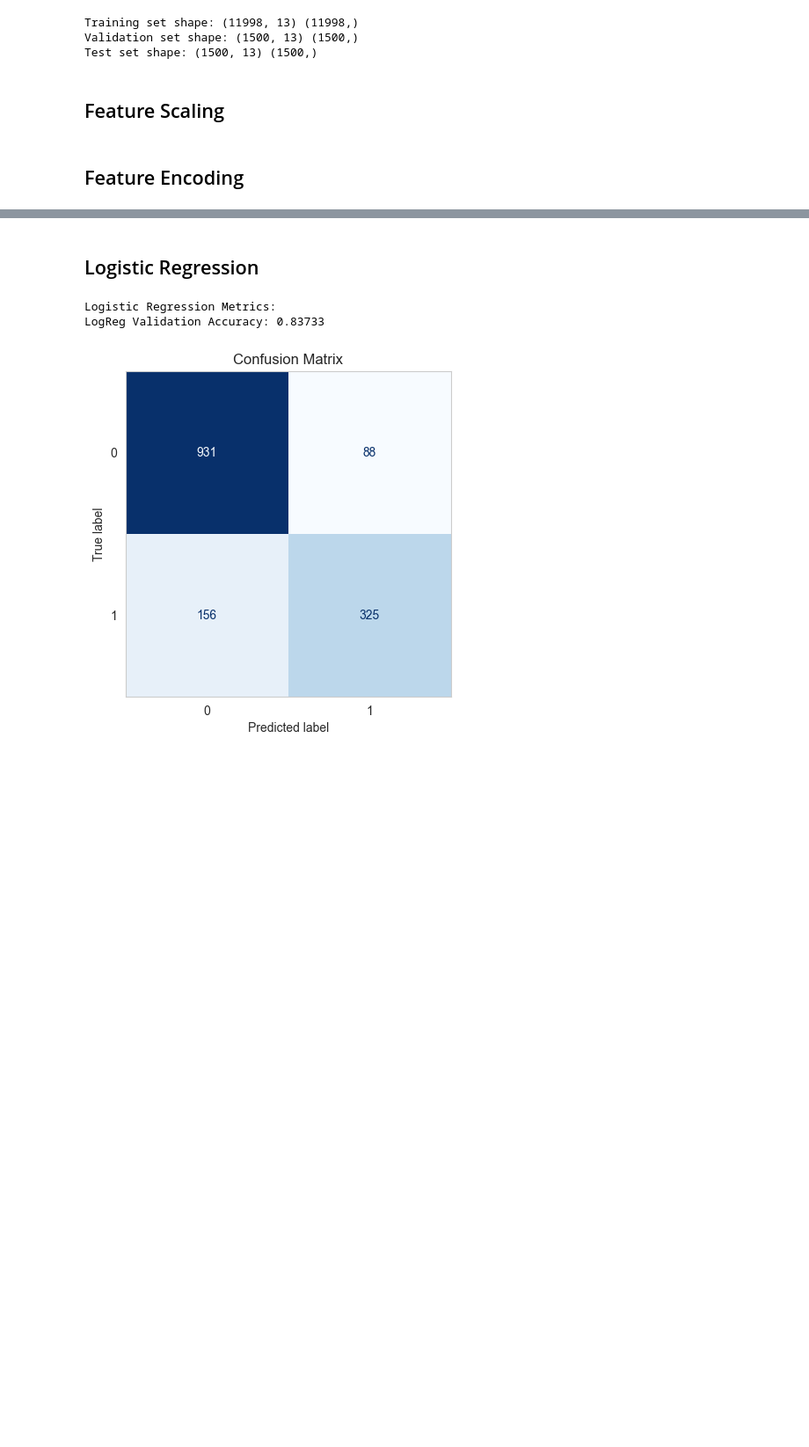
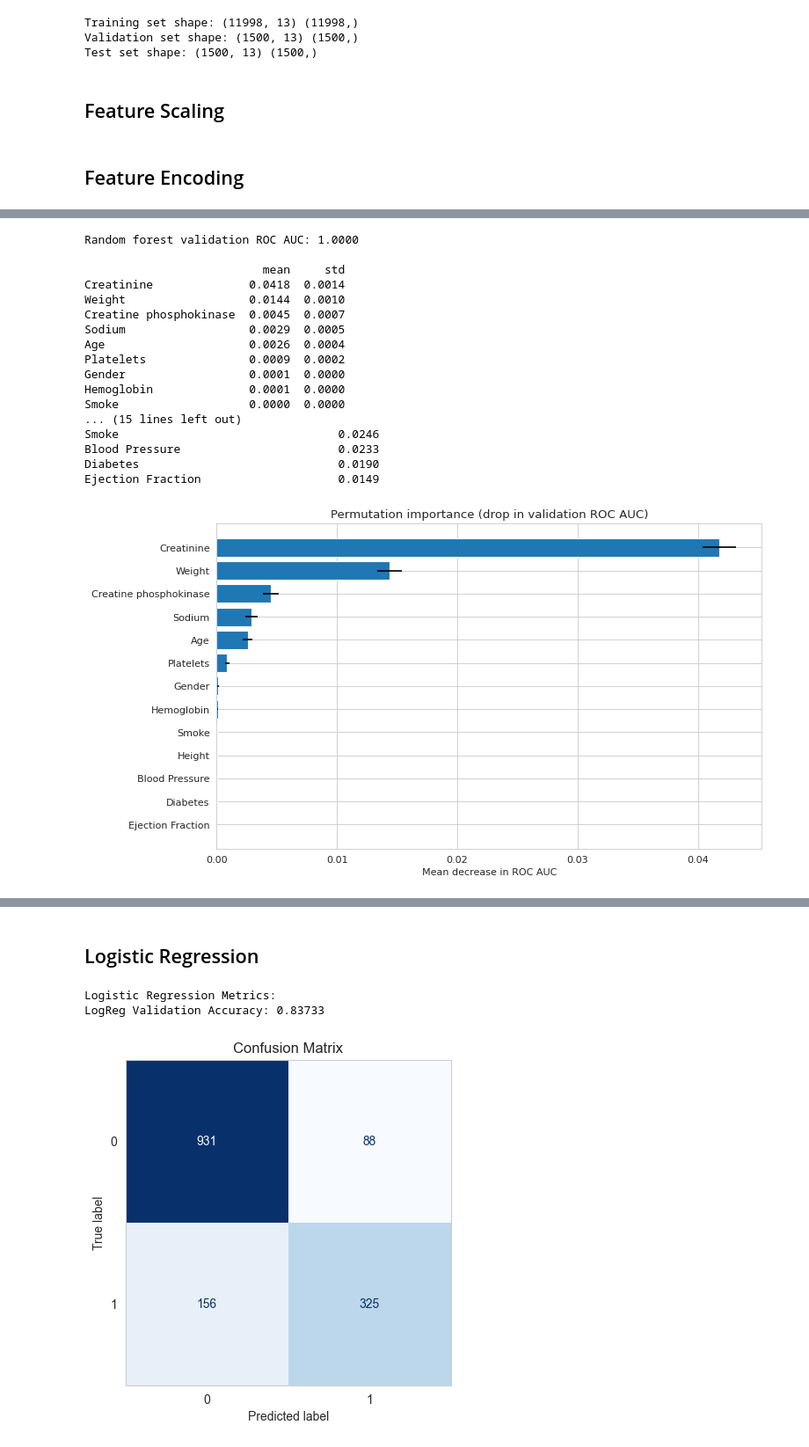
Before and after one commit to jjwongjun/survival-classification, a Jupyter notebook: eda.ipynb, the cells around one changed output, grey strips where cells are left out. Shown at 88% size. Cells and saved outputs as stored; diff of their text form; code cells hidden in the pictures; blank space fills up the shorter version.

```diff
--- a/eda.ipynb
+++ b/eda.ipynb
@@ -353,8 +504,8 @@ numerical_features = ['Age', 'Sodium', 'Creatinine', 'Platelets','Creatine phosp
 
 # Create a numerical transformer pipeline
 numerical_transformer = Pipeline(steps=[
-    ('scaler', StandardScaler()),
-    ('impute', SimpleImputer(strategy='median'))
+    ('impute', SimpleImputer(strategy='median')),   # impute first ...
+    ('scaler', StandardScaler())                    # ... then scale
 ])
 # %% [markdown]
 ## Feature Encoding
@@ -397,0 +553,56 @@ preprocessor = ColumnTransformer(
+# %%
+from sklearn.ensemble import RandomForestClassifier
+from sklearn.inspection import permutation_importance
+from sklearn.metrics import roc_auc_score
+
+# Fit a random forest on the training data and measure importance on the held-out validation set
+rf_pipeline = Pipeline(steps=[
+    ('preprocessor', preprocessor),
+    ('classifier', RandomForestClassifier(n_estimators=200, min_samples_leaf=5,
+                                          class_weight='balanced', n_jobs=-1, random_state=42))
+])
+rf_pipeline.fit(X_train, y_train)
+rf_val_auc = roc_auc_score(y_val, rf_pipeline.predict_proba(X_val)[:, 1])
+print(f'Random forest validation ROC AUC: {rf_val_auc:.4f}\n')
+
+# Permutation importance: drop in ROC AUC when one original column is shuffled
+perm = permutation_importance(rf_pipeline, X_val, y_val, scoring='roc_auc',
+                              n_repeats=5, random_state=42, n_jobs=1)
+importance = (pd.DataFrame({'mean': perm.importances_mean, 'std': perm.importances_std},
+                           index=X_val.columns)
+                .sort_values('mean', ascending=False))
+print(importance.round(4))
+
+plt.figure(figsize=(10, 6))
+plt.barh(importance.index[::-1], importance['mean'][::-1], xerr=importance['std'][::-1])
+plt.title('Permutation importance (drop in validation ROC AUC)')
+plt.xlabel('Mean decrease in ROC AUC')
+plt.show()
+
+# Compare with the model's own impurity-based importance, aggregated back to the original columns
+impurity = pd.Series(rf_pipeline.named_steps['classifier'].feature_importances_,
+                     index=rf_pipeline.named_steps['preprocessor'].get_feature_names_out())
+original_cols = [c for c in X_val.columns]
+aggregated = {c: impurity[[n for n in impurity.index if n.split('__', 1)[1].startswith(c)]].sum()
+              for c in original_cols}
+print()
+print(pd.Series(aggregated).sort_values(ascending=False).round(4).rename('impurity importance').to_frame())
+# %% [output]
+Random forest validation ROC AUC: 1.0000
+
+                          mean     std
+Creatinine              0.0418  0.0014
+Weight                  0.0144  0.0010
+Creatine phosphokinase  0.0045  0.0007
+Sodium                  0.0029  0.0005
+Age                     0.0026  0.0004
+Platelets               0.0009  0.0002
+Gender                  0.0001  0.0000
+Hemoglobin              0.0001  0.0000
+Smoke                   0.0000  0.0000
+... (15 lines left out)
+Smoke                                0.0246
+Blood Pressure                       0.0233
+Diabetes                             0.0190
+Ejection Fraction                    0.0149
+[figure, added]
```
Also changed, not shown: parts of 32 cells of this notebook, 2 other files.
